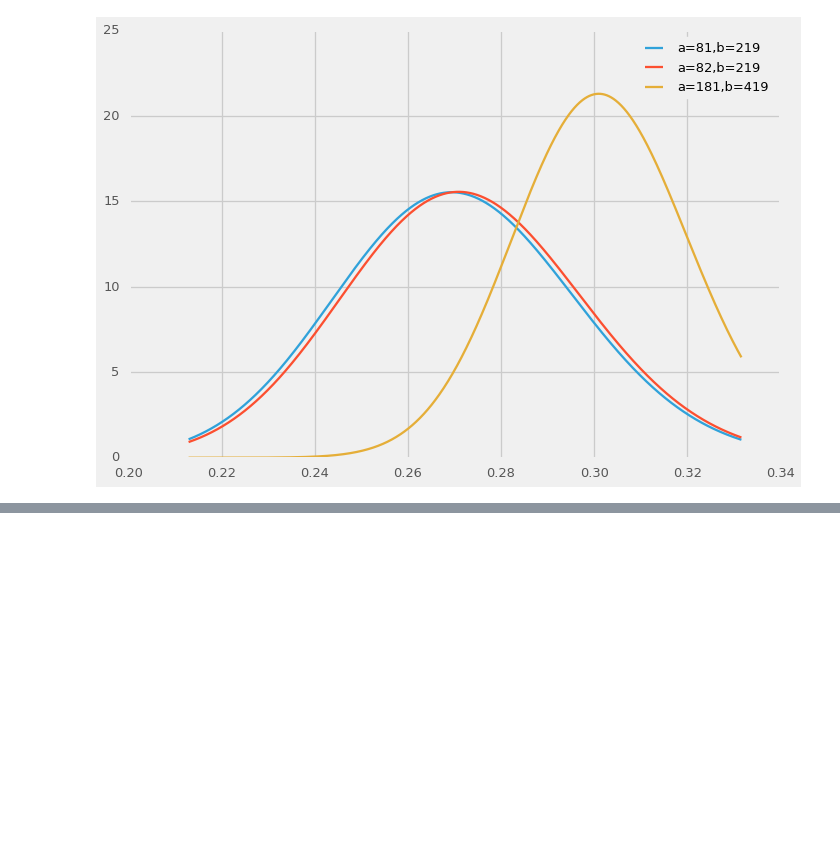
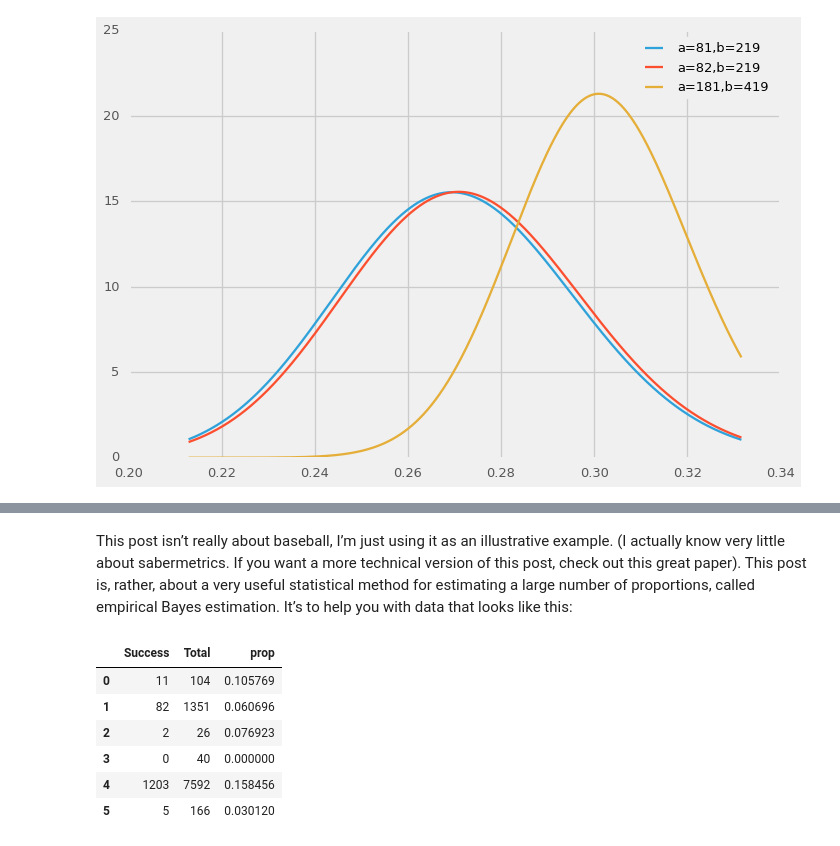
Before and after one commit to doolingdavid/ThinkStats2, a Jupyter notebook: code/thoroughnotes.ipynb, the cells around one changed output, grey strips where cells are left out. Drawn from its saved outputs; the diff is of its cells as text; code cells hidden in the pictures; blank space fills up the shorter version.

```diff
--- a/code/thoroughnotes.ipynb
+++ b/code/thoroughnotes.ipynb
@@ -977,0 +988,17 @@ plt.legend();
+# %% [markdown]
+This post isn’t really about baseball, I’m just using it as an illustrative example. (I actually know very little about sabermetrics. If you want a more technical version of this post, check out this great paper). This post is, rather, about a very useful statistical method for estimating a large number of proportions, called empirical Bayes estimation. It’s to help you with data that looks like this:
+# %%
+success = [11,82,2,0,1203,5]
+attempts = [104,1351,26,40,7592,166]
+dfeg = pd.DataFrame({'Success': success,
+                    'Total': attempts})
+dfeg['prop'] = dfeg.Success/dfeg.Total
+dfeg
+# %% [output]
+|  | Success | Total | prop |
+| 0 | 11 | 104 | 0.105769 |
+| 1 | 82 | 1351 | 0.060696 |
+| 2 | 2 | 26 | 0.076923 |
+| 3 | 0 | 40 | 0.000000 |
+| 4 | 1203 | 7592 | 0.158456 |
+| 5 | 5 | 166 | 0.030120 |
```
Also changed, not shown: parts of 9 cells of this notebook.
